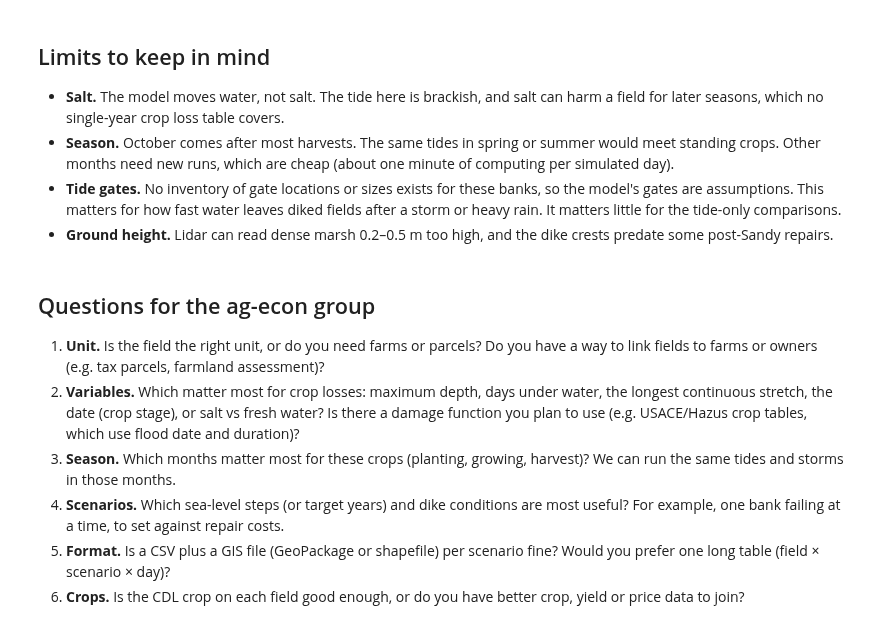
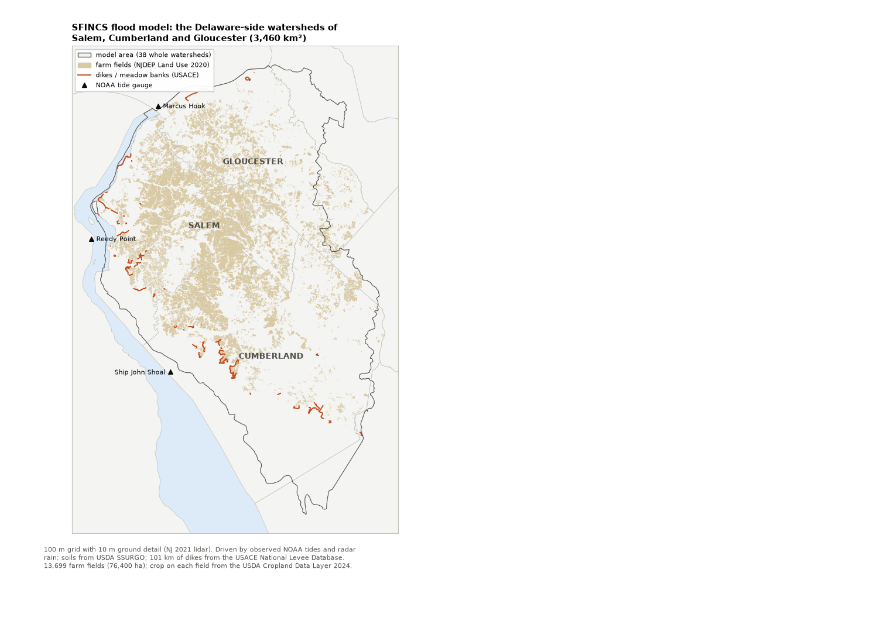
Before and after one commit to tyfolino/sfincs-nj-agri, a Jupyter notebook: notebooks/model_progress_agecon.ipynb, the cells around one changed output. Drawn from its saved outputs; the diff is of its cells as text; code cells hidden in the pictures.

```diff
--- a/notebooks/model_progress_agecon.ipynb
+++ b/notebooks/model_progress_agecon.ipynb
@@ -317,30 +0,0 @@ pd.options.display.float_format = None
-# %% [markdown]
-## Limits to keep in mind
-
-- **Salt.** The model moves water, not salt. The tide here is brackish, and salt can harm a field
-  for later seasons, which no single-year crop loss table covers.
-- **Season.** October comes after most harvests. The same tides in spring or summer would meet
-  standing crops. Other months need new runs, which are cheap (about one minute of computing per
-  simulated day).
-- **Tide gates.** No inventory of gate locations or sizes exists for these banks, so the model's
-  gates are assumptions. This matters for how fast water leaves diked fields after a storm or
-  heavy rain. It matters little for the tide-only comparisons.
-- **Ground height.** Lidar can read dense marsh 0.2–0.5 m too high, and the dike crests
-  predate some post-Sandy repairs.
-# %% [markdown]
-## Questions for the ag-econ group
-
-1. **Unit.** Is the field the right unit, or do you need farms or parcels? Do you have a way to
-   link fields to farms or owners (e.g. tax parcels, farmland assessment)?
-2. **Variables.** Which matter most for crop losses: maximum depth, days under water, the
-   longest continuous stretch, the date (crop stage), or salt vs fresh water? Is there a
-   damage function you plan to use (e.g. USACE/Hazus crop tables, which use flood date and
-   duration)?
-3. **Season.** Which months matter most for these crops (planting, growing, harvest)? We can
-   run the same tides and storms in those months.
-4. **Scenarios.** Which sea-level steps (or target years) and dike conditions are most useful?
-   For example, one bank failing at a time, to set against repair costs.
-5. **Format.** Is a CSV plus a GIS file (GeoPackage or shapefile) per scenario fine? Would
-   you prefer one long table (field × scenario × day)?
-6. **Crops.** Is the CDL crop on each field good enough, or do you have better crop, yield or
-   price data to join?
@@ -346,0 +4,4 @@ pd.options.display.float_format = None
+# %%
+pf.domain_map()
+# %% [output]
+[figure, added]
```
Also changed, not shown: parts of 24 cells of this notebook, 4 other files.
